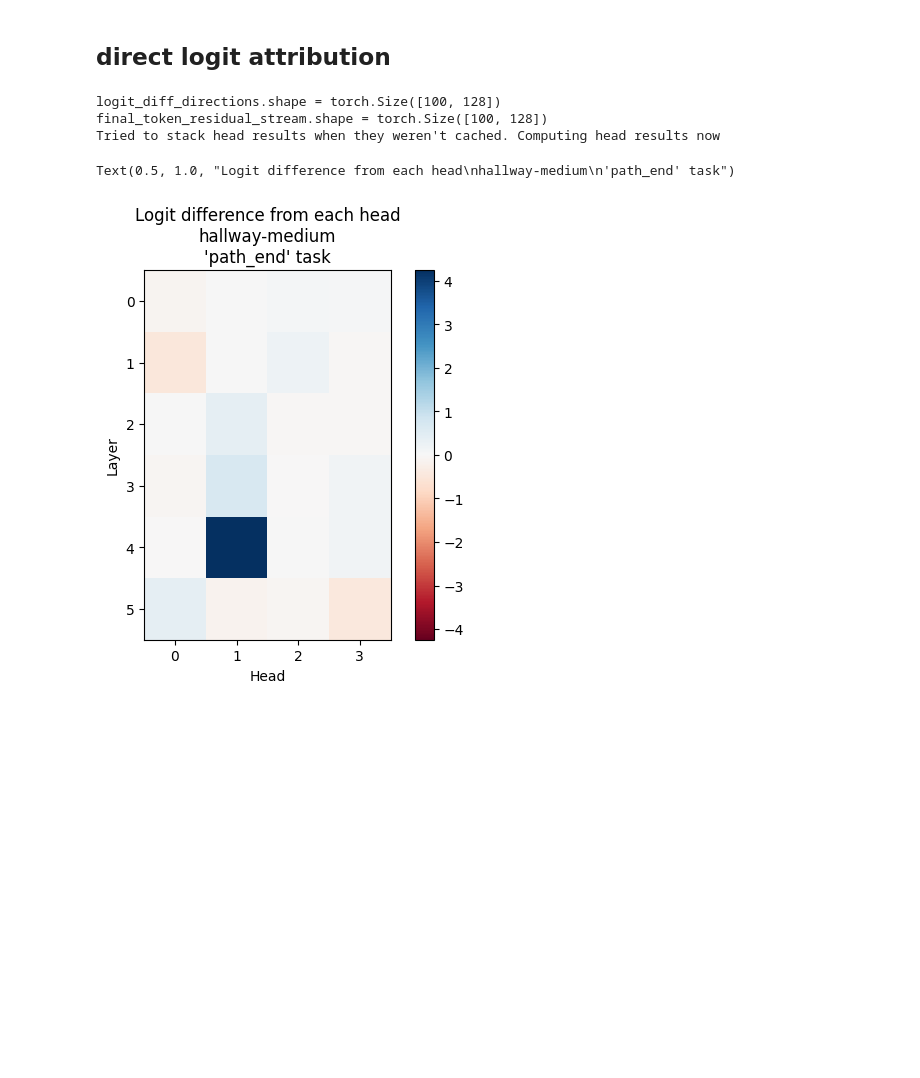
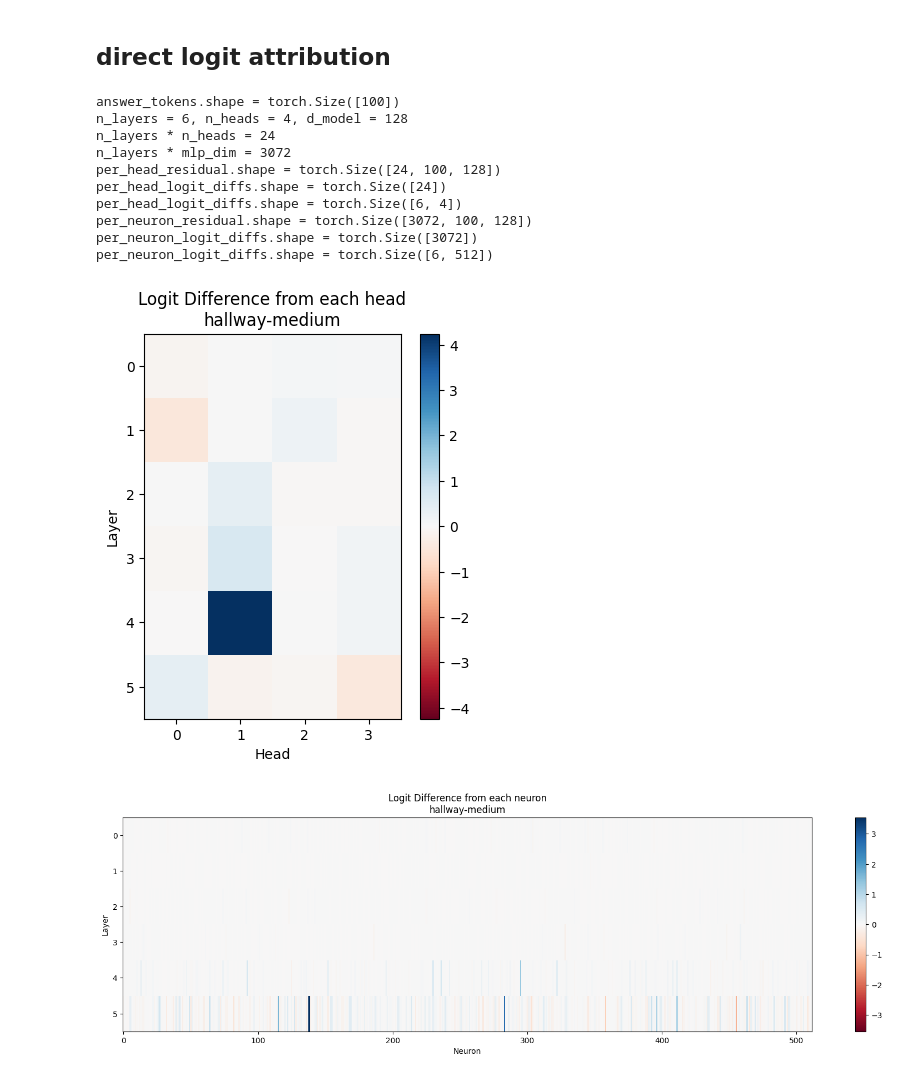
Before and after one commit to understanding-search/maze-transformer, a Jupyter notebook: notebooks/direct_logit_attribution.ipynb, the cells around one changed output. Saved outputs shown, nothing was run; the diff lists cells and outputs as text; code cells hidden in the pictures; blank space fills up the shorter version.

Commit message:
dla for neurons

```diff
--- a/notebooks/direct_logit_attribution.ipynb
+++ b/notebooks/direct_logit_attribution.ipynb
@@ -293,17 +293,23 @@ final_token_residual_stream.shape = torch.Size([100, 128])
 # %%
 fig, ax, DLA_DATA = plot_direct_logit_attribution(
 	model=MODEL,
 	cache=CACHE,
     answer_tokens=DATASET_TARGET_IDS,
     show=False,
 )
-ax.set_title(f"Logit difference from each head\n{MODEL.zanj_model_config.name}\n'{LOGIT_ATTRIBUTION_TASK_NAME}' task")
 # %% [output]
-logit_diff_directions.shape = torch.Size([100, 128])
-final_token_residual_stream.shape = torch.Size([100, 128])
-Tried to stack head results when they weren't cached. Computing head results now
+answer_tokens.shape = torch.Size([100])
+n_layers = 6, n_heads = 4, d_model = 128
+n_layers * n_heads = 24
+n_layers * mlp_dim = 3072
+per_head_residual.shape = torch.Size([24, 100, 128])
+per_head_logit_diffs.shape = torch.Size([24])
+per_head_logit_diffs.shape = torch.Size([6, 4])
+per_neuron_residual.shape = torch.Size([3072, 100, 128])
+per_neuron_logit_diffs.shape = torch.Size([3072])
+per_neuron_logit_diffs.shape = torch.Size([6, 512])
-Text(0.5, 1.0, "Logit difference from each head\nhallway-medium\n'path_end' task")
-[figure, old version]
+[figure, new version]
+[figure, added]
 # %%
 # let's try to plot the values of the attention heads for the top and bottom n contributing heads
 # (layer, head, value)
```
Also changed, not shown: 1 other file.
